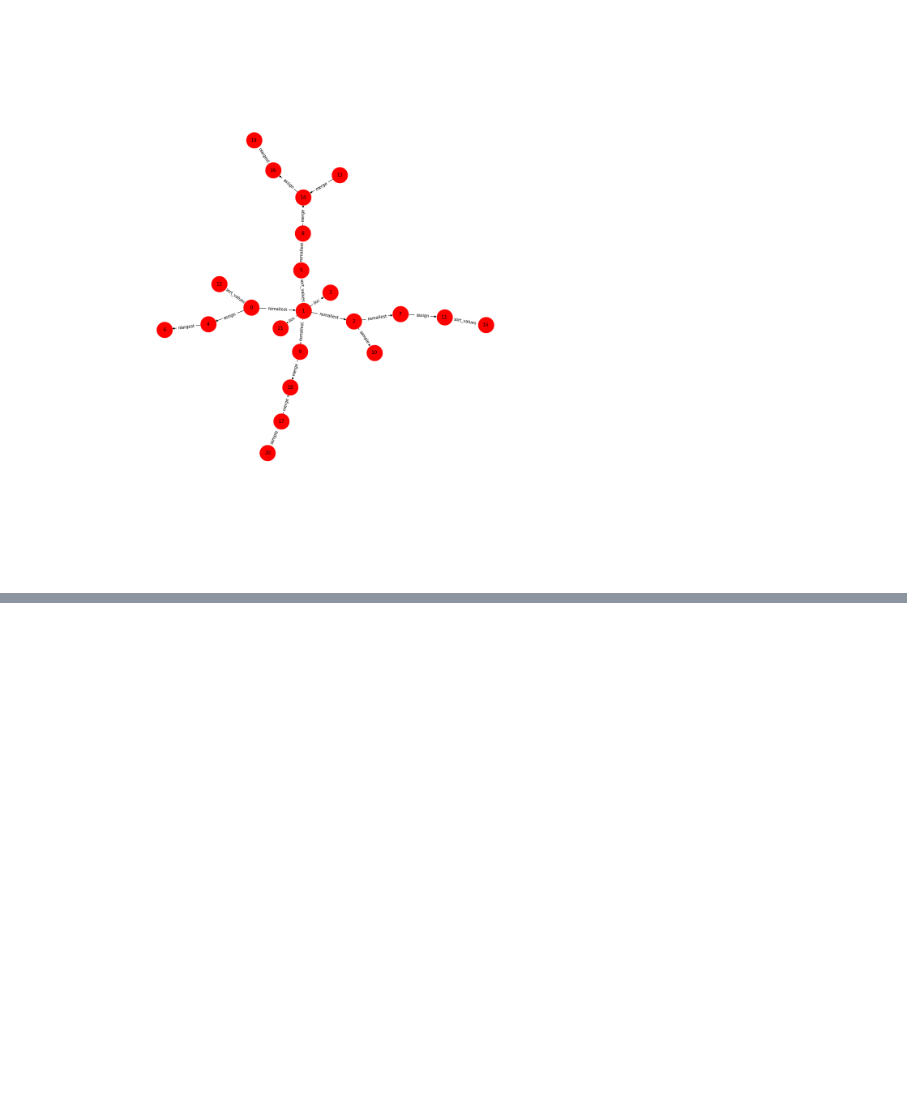
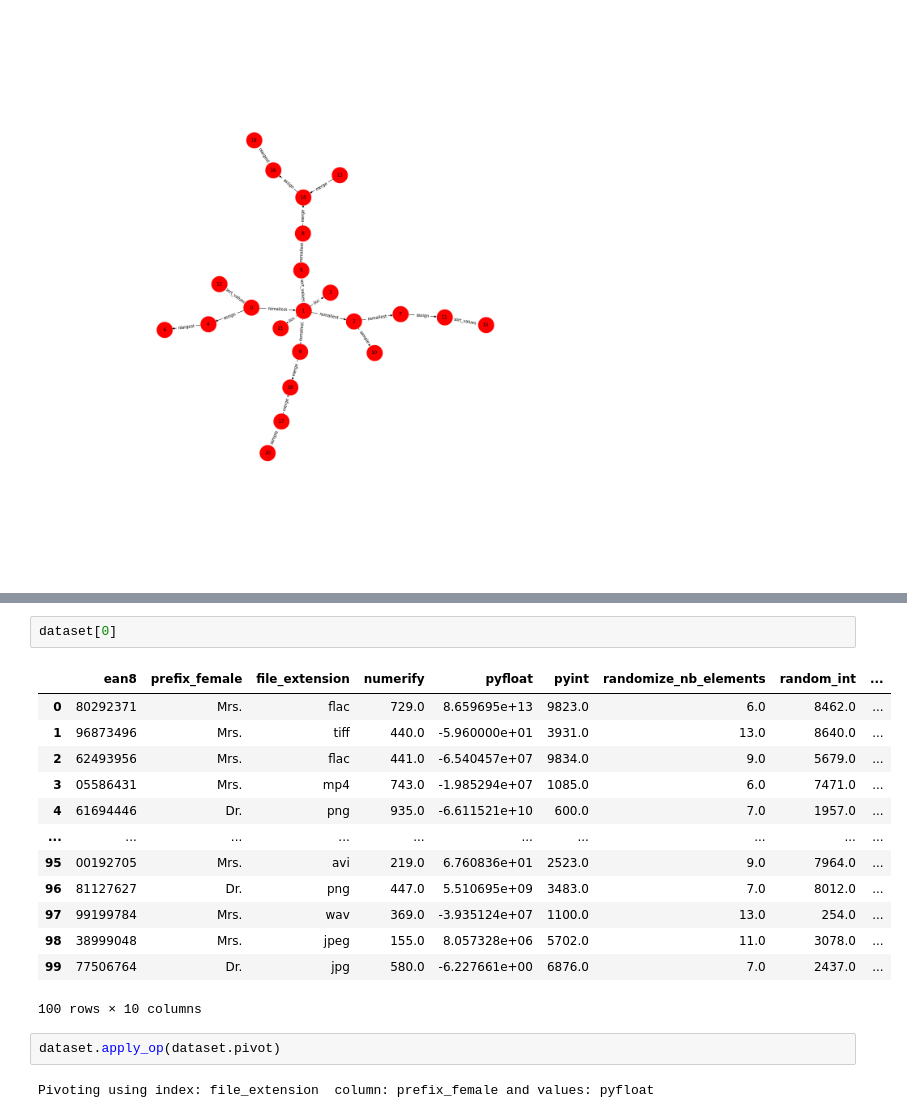
Before and after one commit to suhailrehman/relic, a Jupyter notebook: primitives/python/generator/faker_prototype.ipynb, the cells around one changed output, grey strips where cells are left out. Drawn from its saved outputs; the diff is of its cells as text; blank space fills up the shorter version.

```diff
--- a/primitives/python/generator/faker_prototype.ipynb
+++ b/primitives/python/generator/faker_prototype.ipynb
@@ -749,0 +776,20 @@ FileNotFoundError: [Errno 2] No such file or directory: 'dataset/artifacts/0.csv
+# %%
+dataset[0]
+# %% [output]
+|  | ean8 | prefix_female | file_extension | numerify | pyfloat | pyint | randomize_nb_elements | random_int | ... |
+| 0 | 80292371 | Mrs. | flac | 729.0 | 8.659695e+13 | 9823.0 | 6.0 | 8462.0 | ... |
+| 1 | 96873496 | Mrs. | tiff | 440.0 | -5.960000e+01 | 3931.0 | 13.0 | 8640.0 | ... |
+| 2 | 62493956 | Mrs. | flac | 441.0 | -6.540457e+07 | 9834.0 | 9.0 | 5679.0 | ... |
+| 3 | 05586431 | Mrs. | mp4 | 743.0 | -1.985294e+07 | 1085.0 | 6.0 | 7471.0 | ... |
+| 4 | 61694446 | Dr. | png | 935.0 | -6.611521e+10 | 600.0 | 7.0 | 1957.0 | ... |
+| ... | ... | ... | ... | ... | ... | ... | ... | ... | ... |
+| 95 | 00192705 | Mrs. | avi | 219.0 | 6.760836e+01 | 2523.0 | 9.0 | 7964.0 | ... |
+| 96 | 81127627 | Dr. | png | 447.0 | 5.510695e+09 | 3483.0 | 7.0 | 8012.0 | ... |
+| 97 | 99199784 | Mrs. | wav | 369.0 | -3.935124e+07 | 1100.0 | 13.0 | 254.0 | ... |
+| 98 | 38999048 | Mrs. | jpeg | 155.0 | 8.057328e+06 | 5702.0 | 11.0 | 3078.0 | ... |
+| 99 | 77506764 | Dr. | jpg | 580.0 | -6.227661e+00 | 6876.0 | 7.0 | 2437.0 | ... |
+100 rows × 10 columns
+# %%
+dataset.apply_op(dataset.pivot)
+# %% [output]
+Pivoting using index: file_extension  column: prefix_female and values: pyfloat
```
Also changed, not shown: parts of 7 cells of this notebook, 3 other files.
